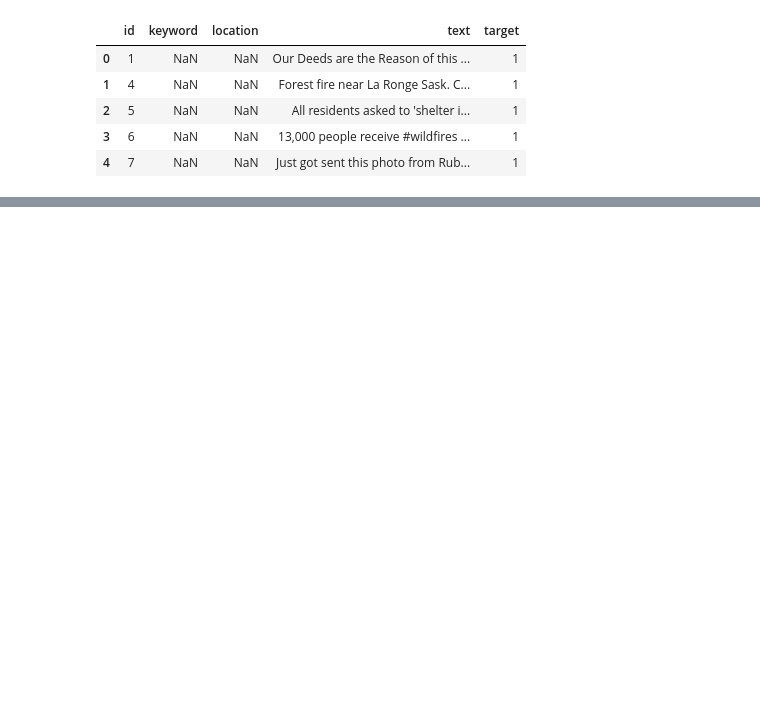
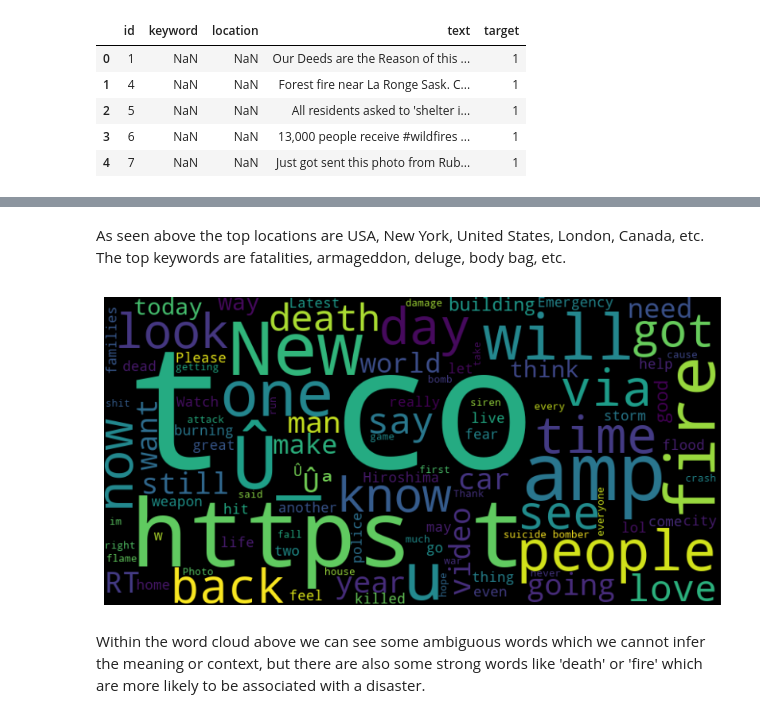
Before and after one commit to DataChemE/Disaster-Tweets, a Jupyter notebook: tweet_prediction.ipynb, the cells around one changed output, grey strips where cells are left out. Cells and saved outputs as stored; diff of their text form; code cells hidden in the pictures; blank space fills up the shorter version.

```diff
--- a/tweet_prediction.ipynb
+++ b/tweet_prediction.ipynb
@@ -58,0 +124,13 @@ dtype: int64
+# %% [markdown]
+As seen above the top locations are USA, New York, United States, London, Canada, etc. The top keywords are fatalities, armageddon, deluge, body bag, etc.
+# %%
+# Generate a Word Cloud to visualize the most common words in the tweets
+wc = WordCloud(width=800, height=400, max_words=100).generate(' '.join(tweets['text']))
+plt.figure(figsize=(10, 10))
+plt.imshow(wc, interpolation='bilinear')
+plt.axis('off')
+plt.show()
+# %% [output]
+[figure, added]
+# %% [markdown]
+Within the word cloud above we can see some ambiguous words which we cannot infer the meaning or context, but there are also some strong words like 'death' or 'fire' which are more likely to be associated with a disaster.
```
Also changed, not shown: parts of 35 cells of this notebook.
